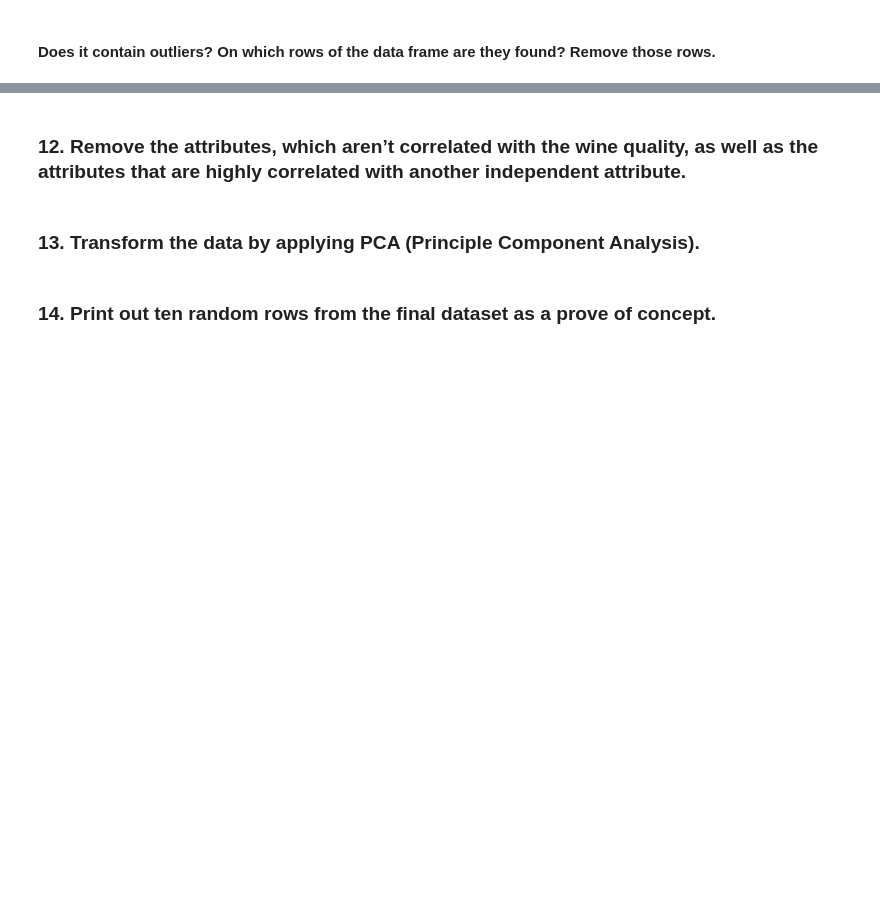
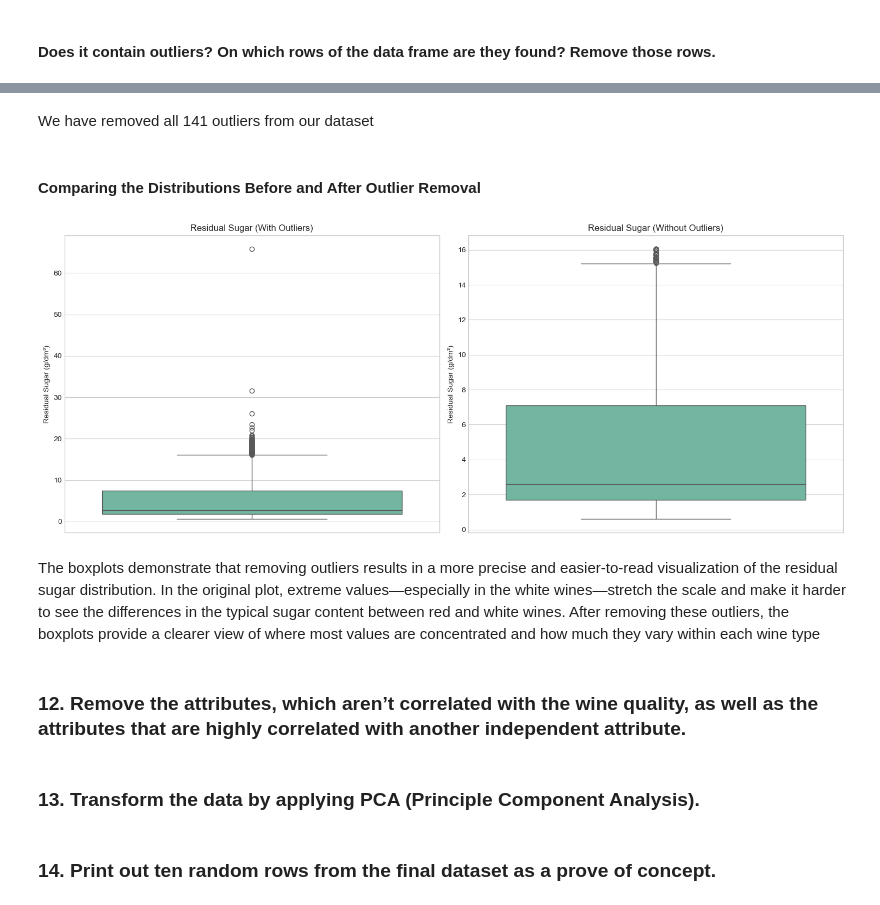
Before and after one commit to AlberteVallentin/Dat-BI-Gruppe7, a Jupyter notebook: MP2/Data_Exploration_Visualization/Wine_Quality_MP2.ipynb, the cells around one changed output, grey strips where cells are left out. Drawn from its saved outputs; the diff is of its cells as text; code cells hidden in the pictures; blank space fills up the shorter version.

```diff
--- a/MP2/Data_Exploration_Visualization/Wine_Quality_MP2.ipynb
+++ b/MP2/Data_Exploration_Visualization/Wine_Quality_MP2.ipynb
@@ -1356,3 +1395,27 @@ df_combined_cleaned.shape
+# %% [markdown]
+We have removed all 141 outliers from our dataset
+# %% [markdown]
+#### Comparing the Distributions Before and After Outlier Removal
+# %%
+# Boxplot comparison before and after removing outliers
+fig, axes = plt.subplots(1, 2, figsize=(15, 6))
+
+# Before cleaning
+sns.boxplot(y='residual sugar', data=df_combined, ax=axes[0])
+axes[0].set_title('Residual Sugar (With Outliers)')
+axes[0].set_ylabel('Residual Sugar (g/dm³)')
+
+# After cleaning
+sns.boxplot(y='residual sugar', data=df_combined_cleaned, ax=axes[1])
+axes[1].set_title('Residual Sugar (Without Outliers)')
+axes[1].set_ylabel('Residual Sugar (g/dm³)')
+
+plt.tight_layout()
+plt.show()
+# %% [output]
+[figure, added]
+# %% [markdown]
+The boxplots demonstrate that removing outliers results in a more precise and easier-to-read visualization of the residual sugar distribution. In the original plot, extreme values—especially in the white wines—stretch the scale and make it harder to see the differences in the typical sugar content between red and white wines. After removing these outliers, the boxplots provide a clearer view of where most values are concentrated and how much they vary within each wine type
 # %% [markdown]
 ### 12. Remove the attributes, which aren’t correlated with the wine quality, as well as the attributes that are highly correlated with another independent attribute.
 # %% [markdown]
```
Also changed, not shown: parts of 11 cells of this notebook.
